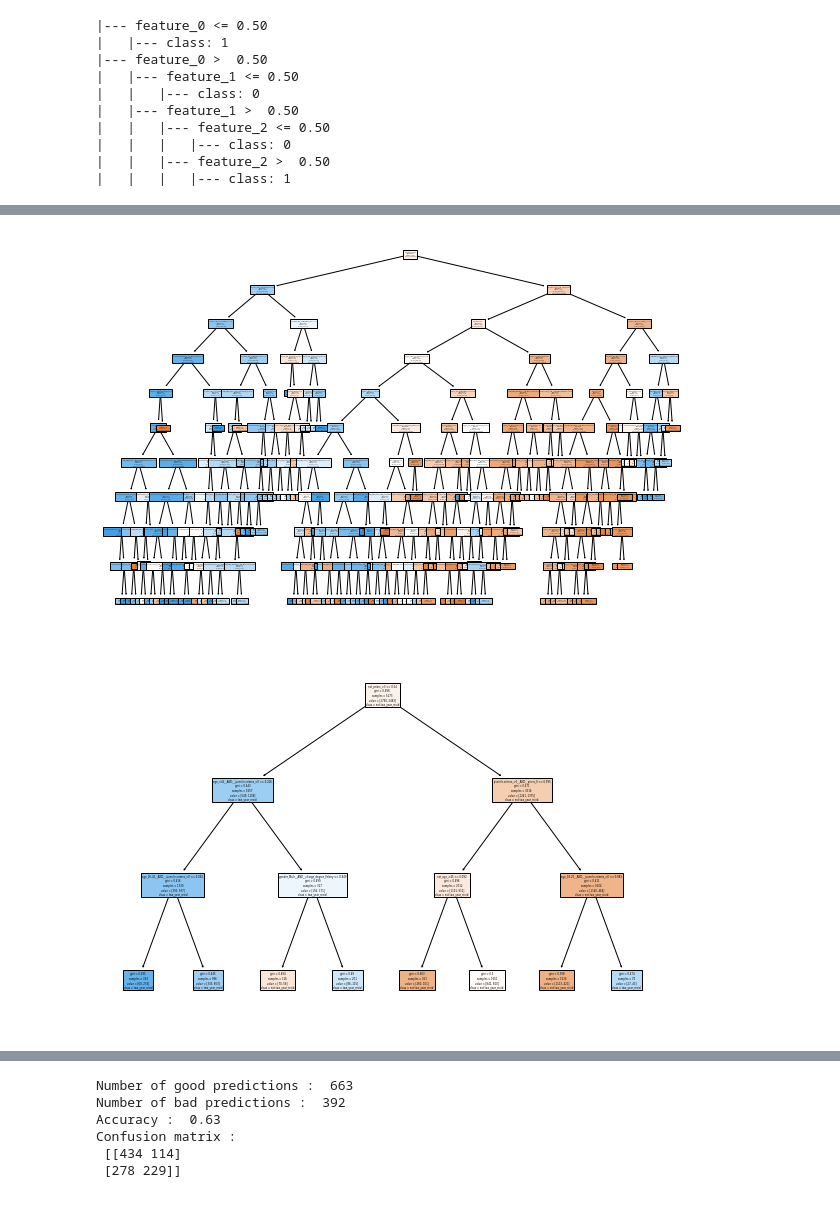
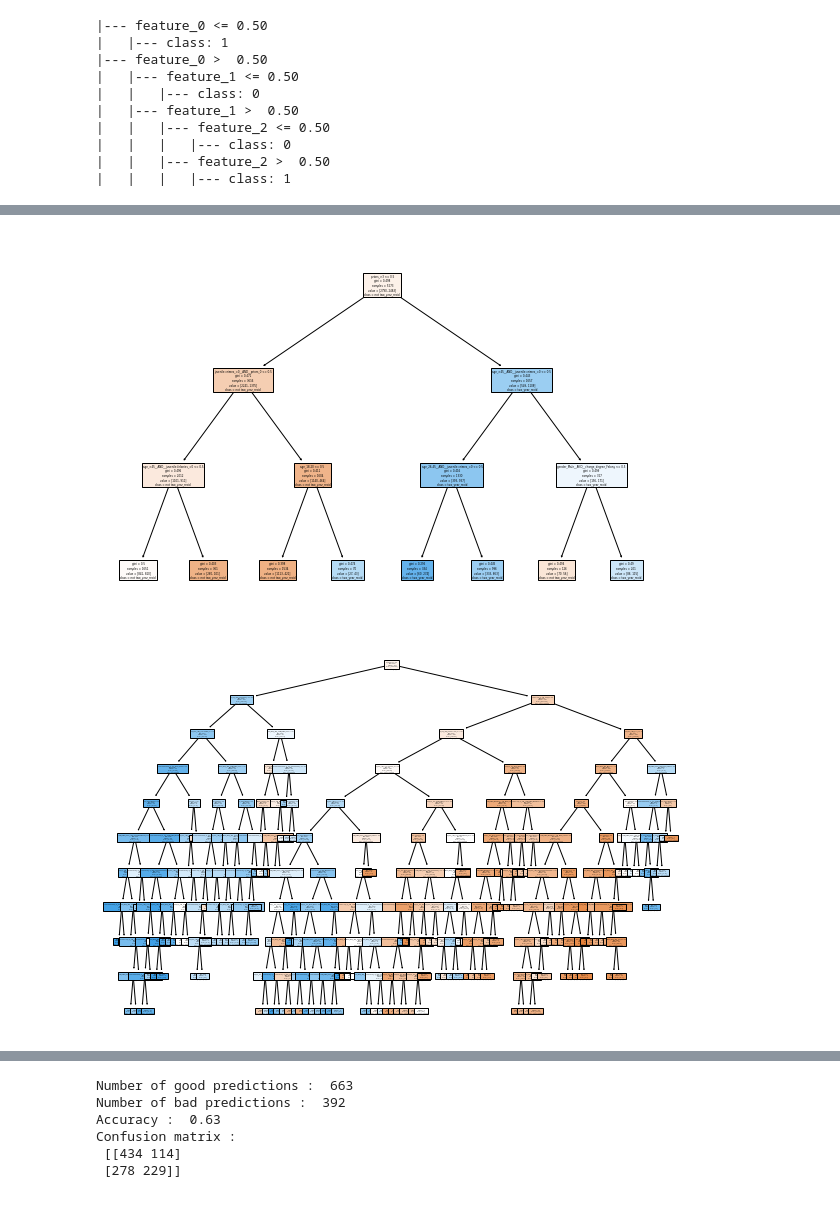
Before and after one commit to Tsjerfell/TP-ML, a Jupyter notebook: TP1/TP1.ipynb, the cells around one changed output, grey strips where cells are left out. Drawn from its saved outputs; the diff is of its cells as text; code cells hidden in the pictures.

```diff
--- a/TP1/TP1.ipynb
+++ b/TP1/TP1.ipynb
@@ -123,27 +131,28 @@ _ = tree.plot_tree(Compass_decision_tree,
 # %%
 # Decision tree2, with max depth = 10
-Compass_decision_tree2 = tree.DecisionTreeClassifier(max_depth = 10)
+Compass_decision_tree2 = tree.DecisionTreeClassifier(max_depth = 3)
 Compass_decision_tree2 = Compass_decision_tree2.fit(train_examples, train_labels)
 
 fig1 = plt.figure(figsize=(10,7))
 _ = tree.plot_tree(Compass_decision_tree2,
                    feature_names= (features),
                    class_names= ("not " + prediction, prediction),
                    filled=True)
 
-plt.savefig("fig1.pdf")
+plt.savefig("fig2.pdf")
 # %% [output]
-[figure, old version]
+[figure, new version]
 # %%
 # Decision tree2, with max depth = 10
-
+Compass_decision_tree3 = tree.DecisionTreeClassifier(max_depth = 10, min_samples_leaf = 4)
+Compass_decision_tree3 = Compass_decision_tree3.fit(train_examples, train_labels)
 
 fig1 = plt.figure(figsize=(10,7))
-_ = tree.plot_tree(Compass_decision_tree2,
+_ = tree.plot_tree(Compass_decision_tree3,
                    feature_names= (features),
                    class_names= ("not " + prediction, prediction),
                    filled=True)
 
-plt.savefig("fig2.pdf")
+plt.savefig("fig3.pdf")
 # %% [output]
-[figure, old version]
+[figure, new version]
```
Also changed, not shown: parts of 17 cells of this notebook, 4 other files.
